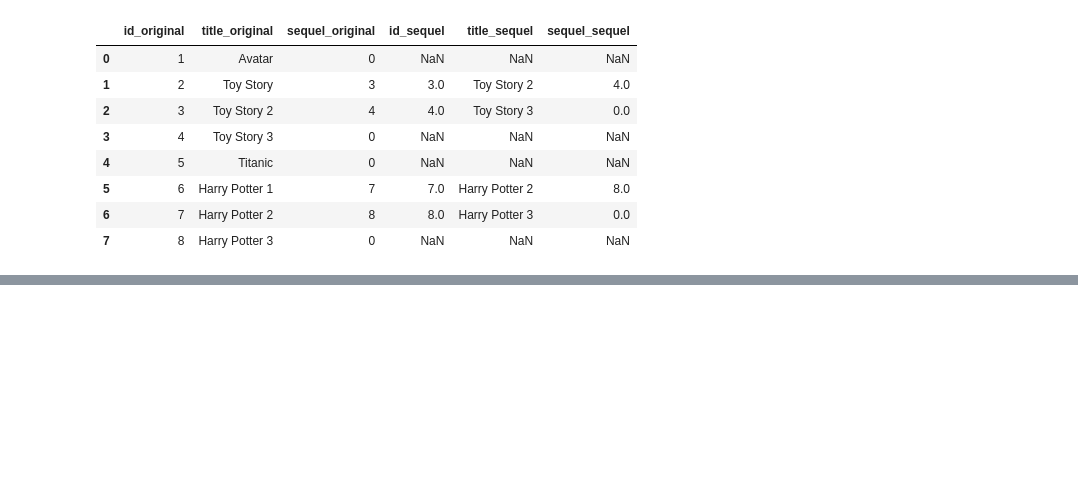
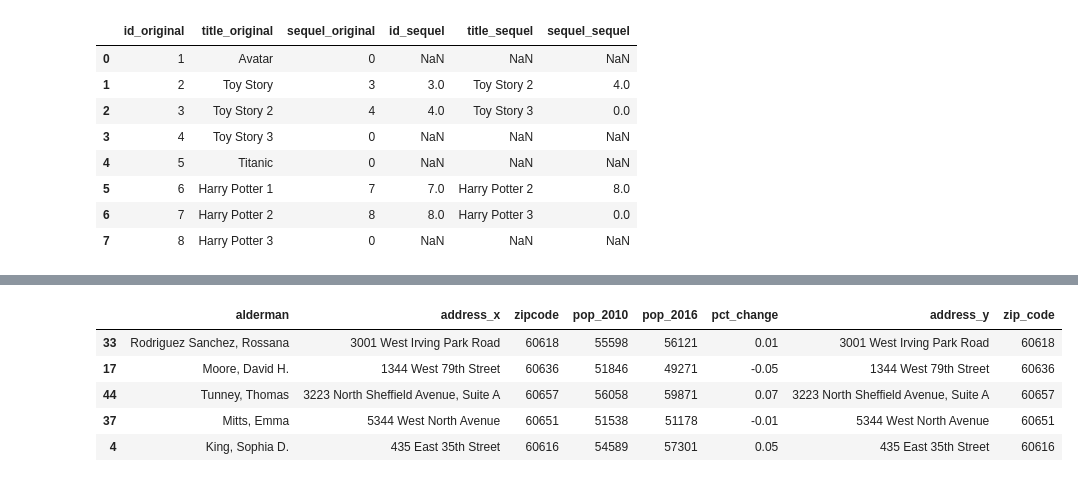
Before and after one commit to Jose-Servin/DataCamp, a Jupyter notebook: Courses/Joining_Data/Joining_Data_Pandas.ipynb, the cells around one changed output, grey strips where cells are left out. Drawn from its saved outputs; the diff is of its cells as text; code cells hidden in the pictures; blank space fills up the shorter version.

```diff
--- a/Courses/Joining_Data/Joining_Data_Pandas.ipynb
+++ b/Courses/Joining_Data/Joining_Data_Pandas.ipynb
@@ -670,0 +738,2 @@ movie_sequels
+# %%
+wards.rename(columns={'ward':'ward_id'}, inplace=True)
@@ -670,0 +749,3 @@ movie_sequels
+# %%
+temp_ward = wards.set_index('ward_id')
+temp_ward.head()
@@ -670,0 +770,11 @@ movie_sequels
+# %%
+merge_on_diff_index = temp_ward.merge(temp_census, left_index=True, right_index=True)
+# %%
+merge_on_diff_index.head()
+# %% [output]
+|  | alderman | address_x | zipcode | pop_2010 | pop_2016 | pct_change | address_y | zip_code |
+| 33 | Rodriguez Sanchez, Rossana | 3001 West Irving Park Road | 60618 | 55598 | 56121 | 0.01 | 3001 West Irving Park Road | 60618 |
+| 17 | Moore, David H. | 1344 West 79th Street | 60636 | 51846 | 49271 | -0.05 | 1344 West 79th Street | 60636 |
+| 44 | Tunney, Thomas | 3223 North Sheffield Avenue, Suite A | 60657 | 56058 | 59871 | 0.07 | 3223 North Sheffield Avenue, Suite A | 60657 |
+| 37 | Mitts, Emma | 5344 West North Avenue | 60651 | 51538 | 51178 | -0.01 | 5344 West North Avenue | 60651 |
+| 4 | King, Sophia D. | 435 East 35th Street | 60616 | 54589 | 57301 | 0.05 | 435 East 35th Street | 60616 |
```
Also changed, not shown: parts of 11 cells of this notebook.
